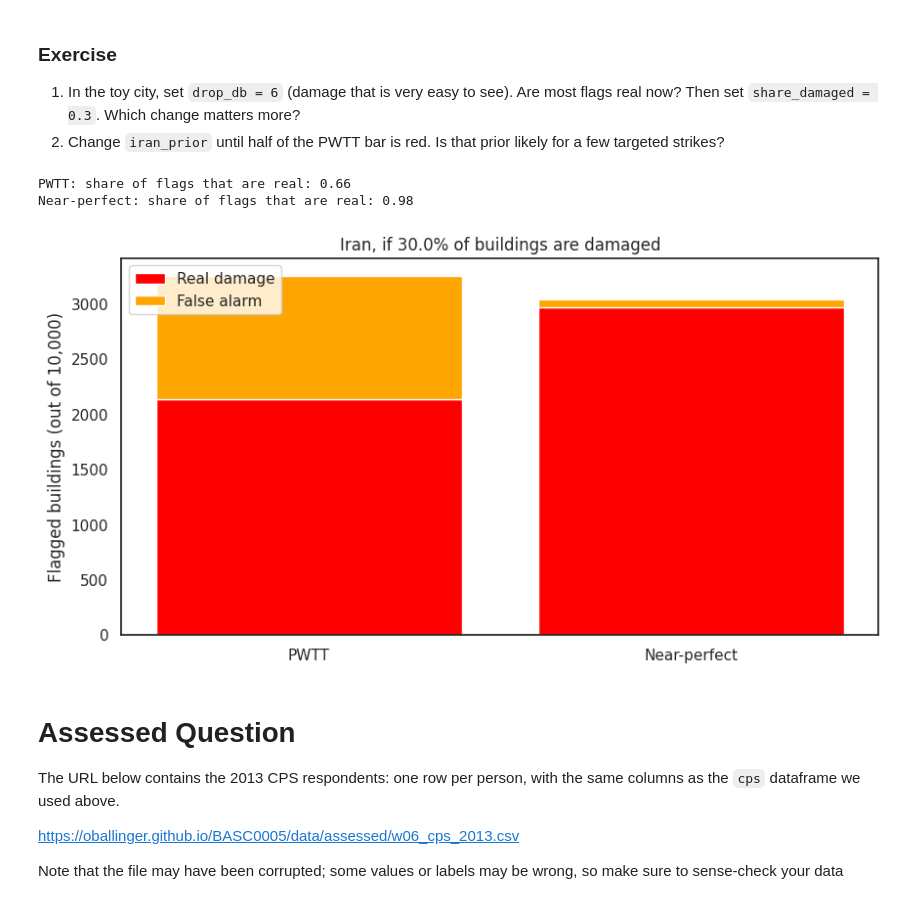
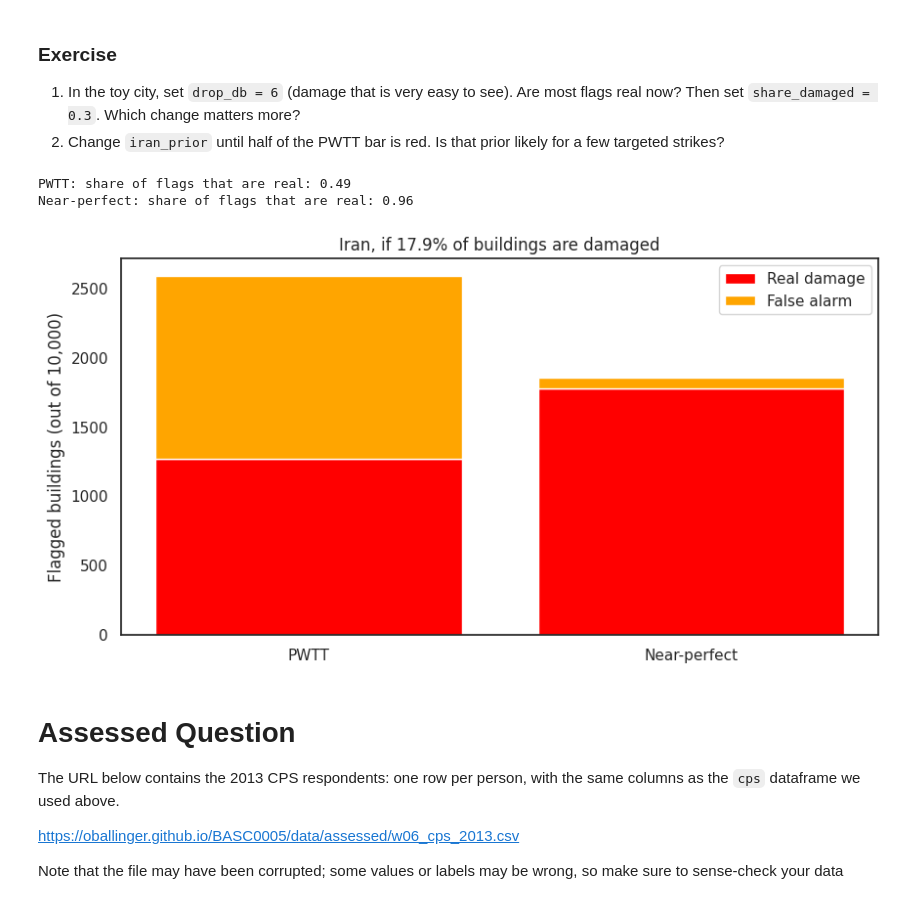
Before and after one commit to dhimasanindito/BASC0005, a Jupyter notebook: notebooks/W06. Hypothesis Testing.ipynb, the cells around one changed output. Saved outputs shown, nothing was run; the diff lists cells and outputs as text; code cells hidden in the pictures.

```diff
--- a/notebooks/W06. Hypothesis Testing.ipynb
+++ b/notebooks/W06. Hypothesis Testing.ipynb
@@ -308,37 +313,35 @@ Near-perfect: share of flags that are real: 0.5
 # %%
 # your code here
 
 # ---- Change this and run the cell again ----
-iran_prior = 0.3   # the prior: the share of buildings that are damaged
-drop_db = 6            # how much damage lowers the radar signal (bigger = easier to see)
-alpha = 0.05           # flag a building if its p-value is below alpha
+iran_prior = 0.179  # the prior: the share of buildings that are damaged
 # ----------------------------------------------
 
 
 buildings = 10000                                  # imagine an area with 10,000 buildings
 damaged = iran_prior * buildings                   # the number of damaged buildings
 intact = buildings - damaged                       # the number of intact buildings
 
 pwtt_real = 0.71 * damaged                         # the PWTT finds 71% of damaged buildings
 pwtt_false = 0.16 * intact                         # the PWTT flags 16% of intact buildings (false alarms)
 
 best_real = 0.99 * damaged                         # a near-perfect detector finds 99% of damaged buildings
 best_false = 0.01 * intact                         # and flags only 1% of intact buildings
 
 print("PWTT: share of flags that are real:", round(pwtt_real / (pwtt_real + pwtt_false), 2))          # real / all flags
 print("Near-perfect: share of flags that are real:", round(best_real / (best_real + best_false), 2))  # real / all flags
 
 detectors = ["PWTT", "Near-perfect"]               # the names of the two bars
 plt.bar(detectors, [pwtt_real, best_real], color="red", label="Real damage")    # the red part of each bar
 plt.bar(detectors, [pwtt_false, best_false], bottom=[pwtt_real, best_real], color="orange", label="False alarm")   # orange on top
 plt.ylabel("Flagged buildings (out of 10,000)")    # label the y-axis
 plt.title("Iran, if " + str(iran_prior * 100) + "% of buildings are damaged")   # the title shows your prior
 plt.legend()                                       # show the labels
 plt.show()                                         # draw the plot
 # %% [output]
-PWTT: share of flags that are real: 0.66
-Near-perfect: share of flags that are real: 0.98
+PWTT: share of flags that are real: 0.49
+Near-perfect: share of flags that are real: 0.96
-[figure, old version]
+[figure, new version]
 # %% [markdown]
 # Assessed Question
 
```
Also changed, not shown: parts of 5 cells of this notebook.
